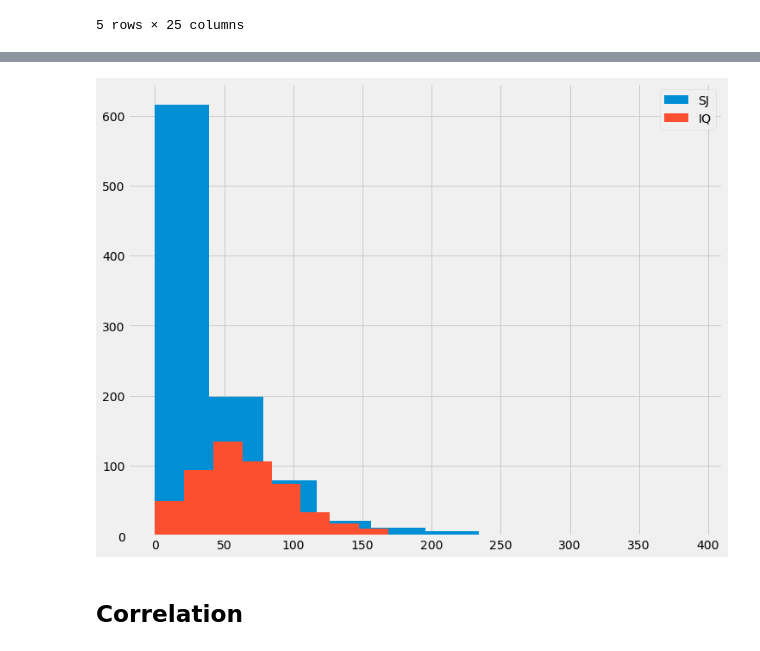
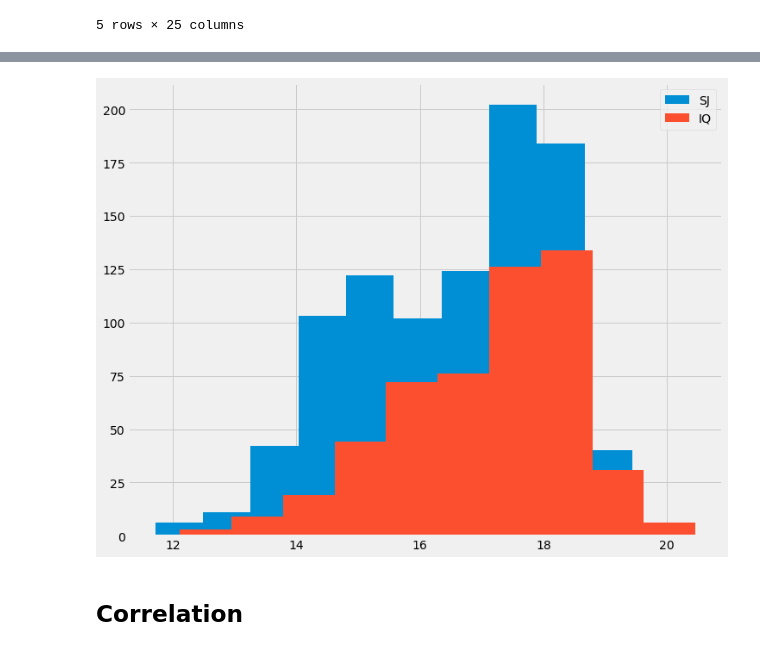
Before and after one commit to chamathabeysinghe/DengueML, a Jupyter notebook: dengue_feature_analysis_modified.ipynb, the cells around one changed output, grey strips where cells are left out. Drawn from its saved outputs; the diff is of its cells as text; code cells hidden in the pictures.

```diff
--- a/dengue_feature_analysis_modified.ipynb
+++ b/dengue_feature_analysis_modified.ipynb
@@ -162,14 +165,14 @@ bins = np.linspace(mi,ma, 300)
 # %%
 # df_sj.ndvi_ne.plot.hist()
 from matplotlib import pyplot
-# feature = 'precipitation_amt_mm'
+feature = 'reanalysis_specific_humidity_g_per_kg'
 # bins = np.linspace(min(df_sj[feature].min(),df_iq[feature].min(),0), max(df_sj[feature].max(),df_iq[feature].max(),0), 100)
 pyplot.hist(df_sj[feature], label='SJ')
 pyplot.hist(df_iq[feature], label='IQ')
 pyplot.legend(loc='upper right')
 pyplot.show()
 # %% [output]
-[figure, old version]
+[figure, new version]
 # %% [markdown]
 ## Correlation
 # %%
```
Also changed, not shown: parts of 2 cells of this notebook.
